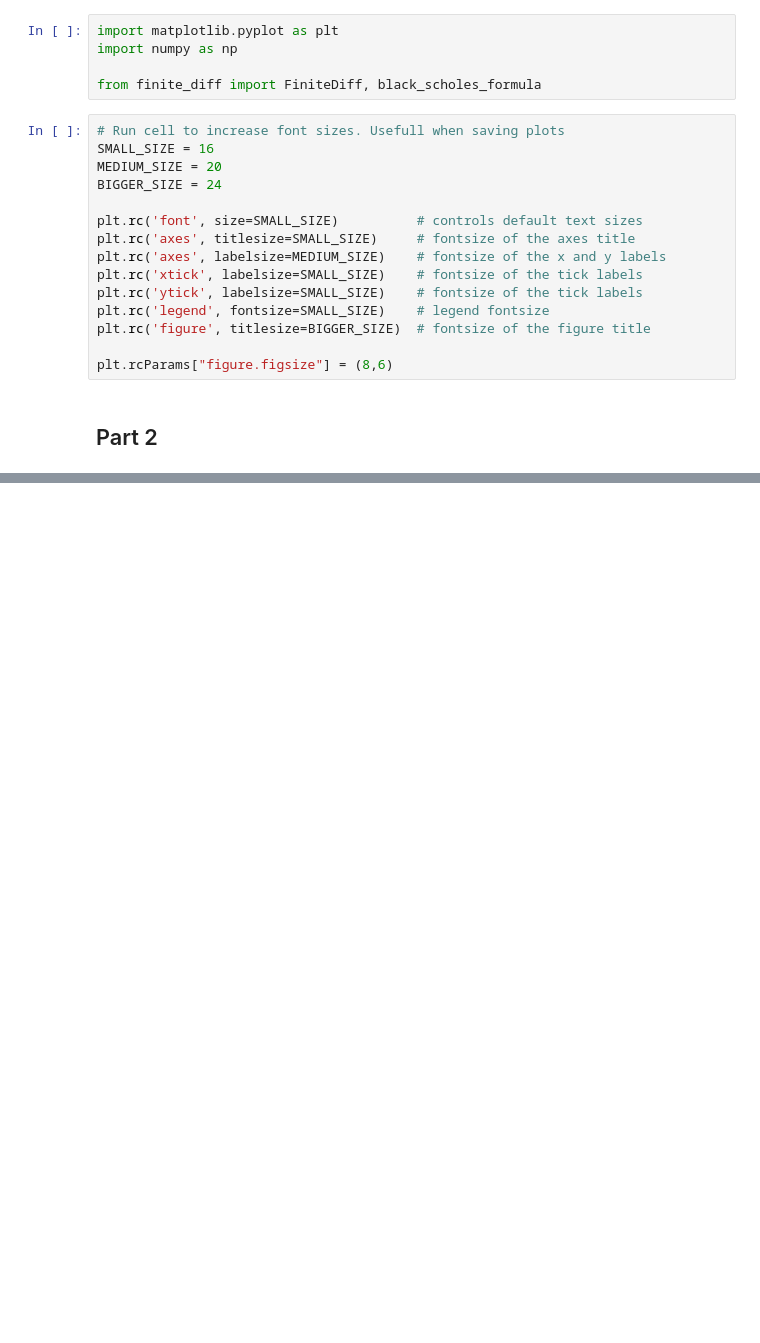
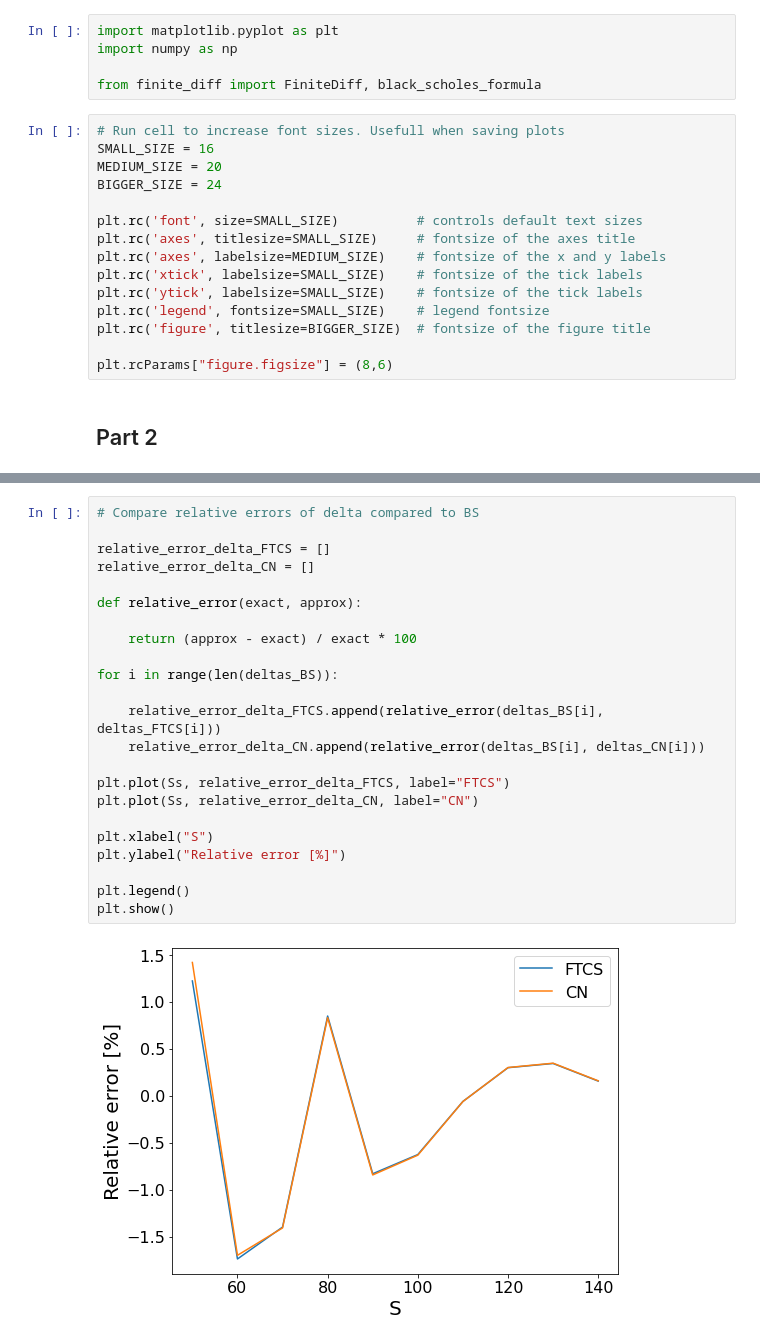
Before and after one commit to sanderbroos/Computational-Finance, a Jupyter notebook: Set 3/set3.ipynb, the cells around one changed output, grey strips where cells are left out. Cells and saved outputs as stored; diff of their text form; blank space fills up the shorter version.

```diff
--- a/Set 3/set3.ipynb
+++ b/Set 3/set3.ipynb
@@ -81,0 +109,25 @@ plt.show()
+# %%
+# Compare relative errors of delta compared to BS
+
+relative_error_delta_FTCS = []
+relative_error_delta_CN = []
+
+def relative_error(exact, approx):
+
+    return (approx - exact) / exact * 100
+
+for i in range(len(deltas_BS)):
+
+    relative_error_delta_FTCS.append(relative_error(deltas_BS[i], deltas_FTCS[i]))
+    relative_error_delta_CN.append(relative_error(deltas_BS[i], deltas_CN[i]))
+
+plt.plot(Ss, relative_error_delta_FTCS, label="FTCS")
+plt.plot(Ss, relative_error_delta_CN, label="CN")
+
+plt.xlabel("S")
+plt.ylabel("Relative error [%]")
+
+plt.legend()
+plt.show()
+# %% [output]
+[figure, added]
```
Also changed, not shown: parts of 4 cells of this notebook.
